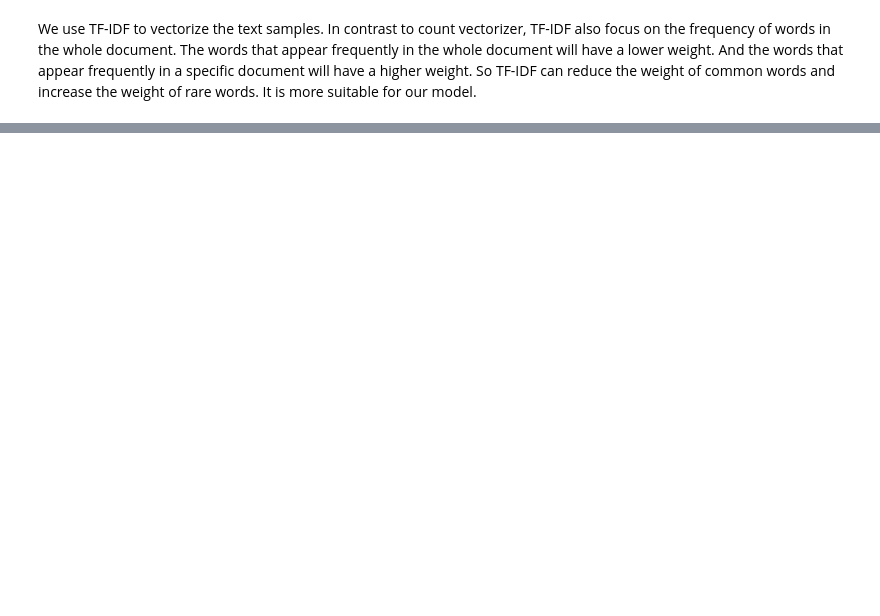
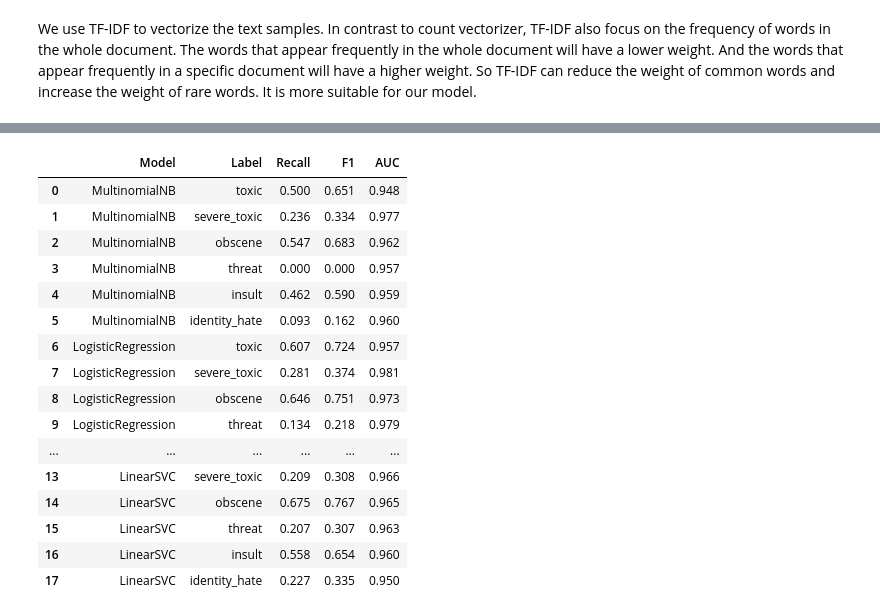
Before and after one commit to xwang-gbjd/CS584_Project_ToxicComment, a Jupyter notebook: toxic_comment.ipynb, the cells around one changed output, grey strips where cells are left out. Cells and saved outputs as stored; diff of their text form; code cells hidden in the pictures; blank space fills up the shorter version.

```diff
--- a/toxic_comment.ipynb
+++ b/toxic_comment.ipynb
@@ -410,0 +412,49 @@ x_test
+# %%
+nb_model = MultinomialNB()
+log_reg_model = LogisticRegression(max_iter=1000)
+svc_model = LinearSVC(dual=False)
+
+from sklearn.model_selection import cross_validate
+
+def cross_validation_score(classifier, X_train, y_train):
+    test_labels = ["toxic", "severe_toxic", "obscene", "threat", "insult", "identity_hate"]
+    results = []
+
+    name = classifier.__class__.__name__.split('.')[-1]
+
+    for label in test_labels:
+        scores = cross_validate(classifier, X_train, y_train[label], cv=10,
+                                scoring=['recall', 'f1', 'roc_auc'], n_jobs=-1)
+        results.append([name, label,
+                        np.mean(scores['test_recall']),
+                        np.mean(scores['test_f1']),
+                        np.mean(scores['test_roc_auc'])])
+
+    return results
+
+# Example usage
+methods1_cv = pd.DataFrame(cross_validation_score(nb_model, x_train, train))
+methods2_cv = pd.DataFrame(cross_validation_score(log_reg_model, x_train, train))
+methods3_cv = pd.DataFrame(cross_validation_score(svc_model, x_train, train))
+
+methods_cv_df = pd.concat([methods1_cv, methods2_cv, methods3_cv]).reset_index(drop=True)
+methods_cv_df.columns = ['Model', 'Label', 'Recall', 'F1', 'AUC']
+methods_cv_df.round(3)
+# %% [output]
+|  | Model | Label | Recall | F1 | AUC |
+| 0 | MultinomialNB | toxic | 0.500 | 0.651 | 0.948 |
+| 1 | MultinomialNB | severe_toxic | 0.236 | 0.334 | 0.977 |
+| 2 | MultinomialNB | obscene | 0.547 | 0.683 | 0.962 |
+| 3 | MultinomialNB | threat | 0.000 | 0.000 | 0.957 |
+| 4 | MultinomialNB | insult | 0.462 | 0.590 | 0.959 |
+| 5 | MultinomialNB | identity_hate | 0.093 | 0.162 | 0.960 |
+| 6 | LogisticRegression | toxic | 0.607 | 0.724 | 0.957 |
+| 7 | LogisticRegression | severe_toxic | 0.281 | 0.374 | 0.981 |
+| 8 | LogisticRegression | obscene | 0.646 | 0.751 | 0.973 |
+| 9 | LogisticRegression | threat | 0.134 | 0.218 | 0.979 |
+| ... | ... | ... | ... | ... | ... |
+| 13 | LinearSVC | severe_toxic | 0.209 | 0.308 | 0.966 |
+| 14 | LinearSVC | obscene | 0.675 | 0.767 | 0.965 |
+| 15 | LinearSVC | threat | 0.207 | 0.307 | 0.963 |
+| 16 | LinearSVC | insult | 0.558 | 0.654 | 0.960 |
+| 17 | LinearSVC | identity_hate | 0.227 | 0.335 | 0.950 |
```
Also changed, not shown: parts of 21 cells of this notebook, 2 other files.
